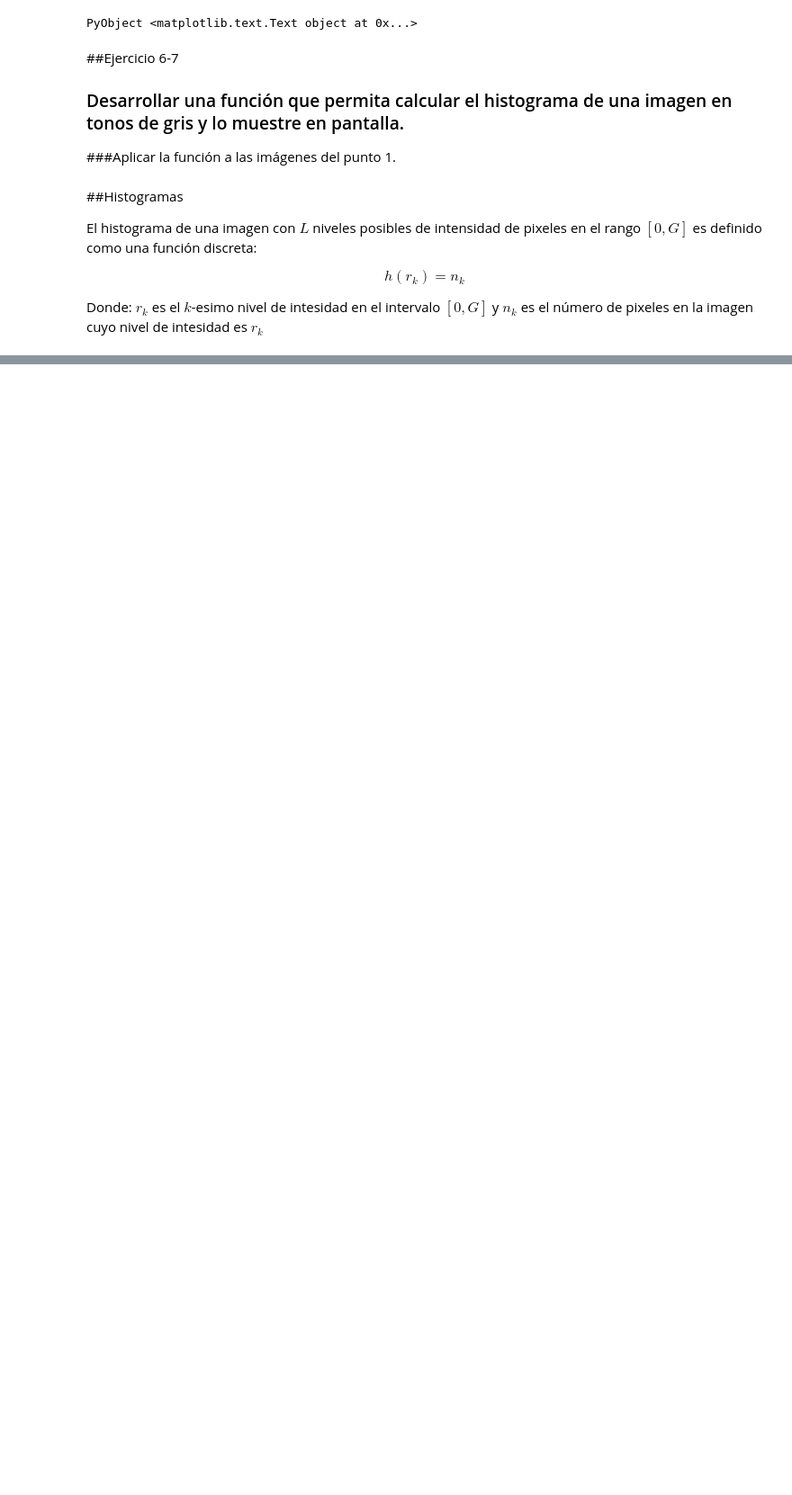
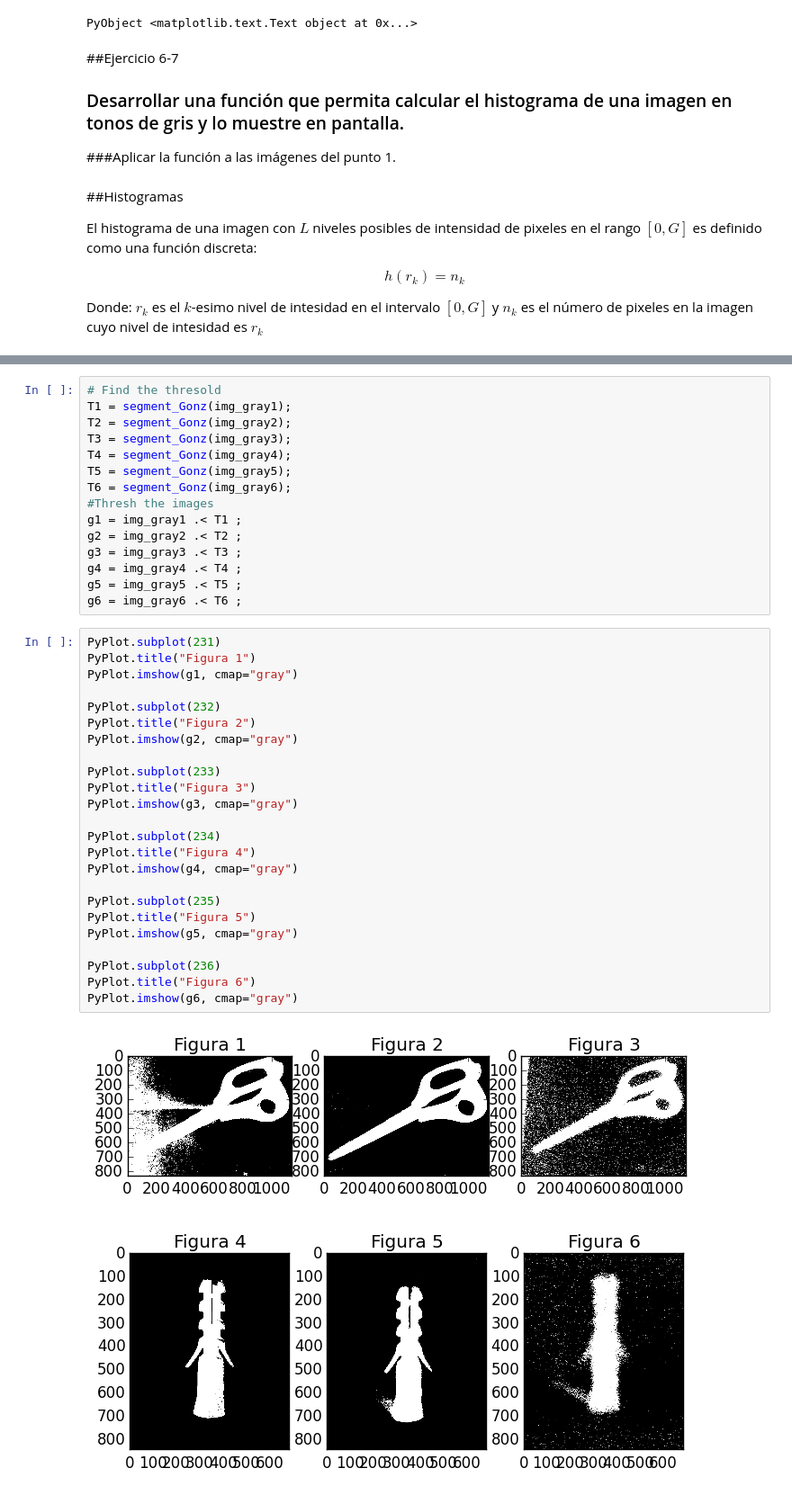
Before and after one commit to elsuizo/Practicas_vision, a Jupyter notebook: Practica1/Julia/practica1.ipynb, the cells around one changed output, grey strips where cells are left out. Shown at 90% size. Saved outputs shown, nothing was run; the diff lists cells and outputs as text; blank space fills up the shorter version.

```diff
--- a/Practica1/Julia/practica1.ipynb
+++ b/Practica1/Julia/practica1.ipynb
@@ -450,0 +417,41 @@ Image{RGB{UfixedBase{Uint8,8}},2,Array{RGB{UfixedBase{Uint8,8}},2}} (constructor
+# %%
+# Find the thresold
+T1 = segment_Gonz(img_gray1);
+T2 = segment_Gonz(img_gray2);
+T3 = segment_Gonz(img_gray3);
+T4 = segment_Gonz(img_gray4);
+T5 = segment_Gonz(img_gray5);
+T6 = segment_Gonz(img_gray6);
+#Thresh the images
+g1 = img_gray1 .< T1 ;
+g2 = img_gray2 .< T2 ;
+g3 = img_gray3 .< T3 ;
+g4 = img_gray4 .< T4 ;
+g5 = img_gray5 .< T5 ;
+g6 = img_gray6 .< T6 ;
+# %%
+PyPlot.subplot(231)
+PyPlot.title("Figura 1")
+PyPlot.imshow(g1, cmap="gray")
+
+PyPlot.subplot(232)
+PyPlot.title("Figura 2")
+PyPlot.imshow(g2, cmap="gray")
+
+PyPlot.subplot(233)
+PyPlot.title("Figura 3")
+PyPlot.imshow(g3, cmap="gray")
+
+PyPlot.subplot(234)
+PyPlot.title("Figura 4")
+PyPlot.imshow(g4, cmap="gray")
+
+PyPlot.subplot(235)
+PyPlot.title("Figura 5")
+PyPlot.imshow(g5, cmap="gray")
+
+PyPlot.subplot(236)
+PyPlot.title("Figura 6")
+PyPlot.imshow(g6, cmap="gray")
+# %% [output]
+[figure, added]
```
Also changed, not shown: parts of 43 cells of this notebook, 2 other files.
